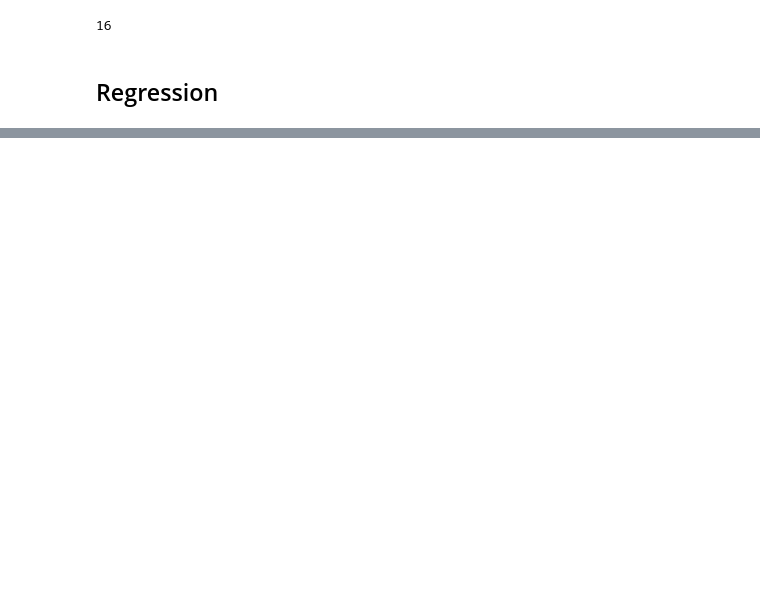
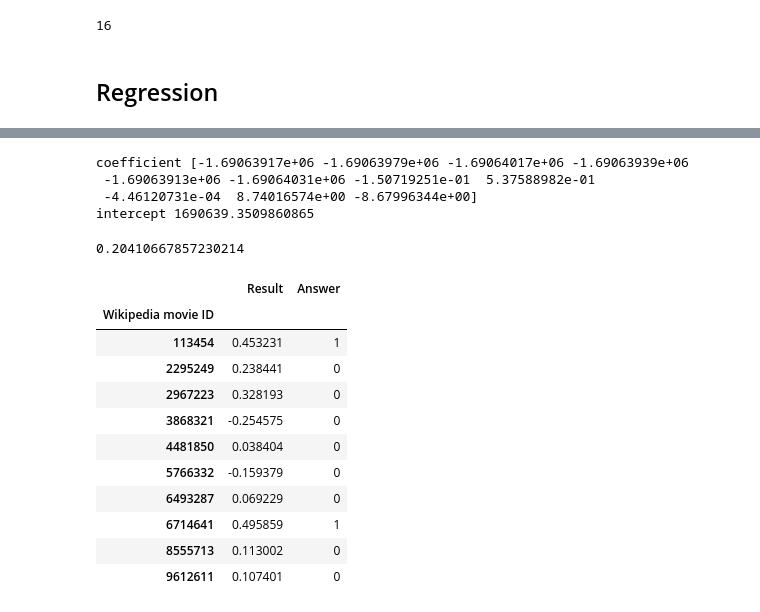
Before and after one commit to epfl-ada/ada-2024-project-alligatorsdontapologize24, a Jupyter notebook: src/script/Violence_regression.ipynb, the cells around one changed output, grey strips where cells are left out. Cells and saved outputs as stored; diff of their text form; code cells hidden in the pictures; blank space fills up the shorter version.

Commit message:
explore regression

```diff
--- a/src/script/Violence_regression.ipynb
+++ b/src/script/Violence_regression.ipynb
@@ -136,10 +139,18 @@ FinalSet = MovieData.loc[MovieData.index.difference(ViolentData.index)]
 # %%
 TestSet = pd.merge(DataTest,ViolentData["Answer"],left_index=True,right_index=True,how = "inner")
 # %%
-cut = round(TestSet.shape[0]/4)
+cut = 10
 ValidationSet = TestSet[:cut]
 TrainingSet = TestSet[cut+1:]
 # %% [markdown]
 ## Regression
 # %%
+#model = Ridge(alpha=6)
+#model.fit(TestSet.drop(["Answer"], axis=1), TestSet["Answer"])
+
+model = LinearRegression()  # create the model
+model.fit(TestSet.drop(["Answer"], axis=1), TestSet["Answer"])
+
+#model = LogisticRegression(multi_class='multinomial', solver='lbfgs', max_iter=1000)
+#model.fit(TestSet.drop(["Answer"], axis=1), TestSet["Answer"])
 # %% [output]
@@ -163,0 +158,40 @@ TrainingSet = TestSet[cut+1:]
+# %%
+print("coefficient",model.coef_)
+print("intercept",model.intercept_)
+model.score(TestSet.drop(["Answer"], axis=1), TestSet["Answer"])
+# %% [output]
+coefficient [-1.69063917e+06 -1.69063979e+06 -1.69064017e+06 -1.69063939e+06
+ -1.69063913e+06 -1.69064031e+06 -1.50719251e-01  5.37588982e-01
+ -4.46120731e-04  8.74016574e+00 -8.67996344e+00]
+intercept 1690639.3509860865
+0.20410667857230214
+# %%
+result = pd.DataFrame(model.predict(ValidationSet.drop(["Answer"], axis=1)),index=ValidationSet.index,columns=["Result"])
+
+def categorize_value(x):
+    if x < -1/3:
+        return -1
+    elif -1/3 <= x <= 1/3:
+        return 0
+    else:
+        return 1
+
+choices = [-1.0, 0.0, 1.0]
+
+
+result["Answer"] = result["Result"].apply(categorize_value)
+# %%
+result
+# %% [output]
+|  | Result | Answer |
+| Wikipedia movie ID |  |  |
+| 113454 | 0.453231 | 1 |
+| 2295249 | 0.238441 | 0 |
+| 2967223 | 0.328193 | 0 |
+| 3868321 | -0.254575 | 0 |
+| 4481850 | 0.038404 | 0 |
+| 5766332 | -0.159379 | 0 |
+| 6493287 | 0.069229 | 0 |
+| 6714641 | 0.495859 | 1 |
+| 8555713 | 0.113002 | 0 |
+| 9612611 | 0.107401 | 0 |
```
Also changed, not shown: parts of 5 cells of this notebook, 4 other files.
